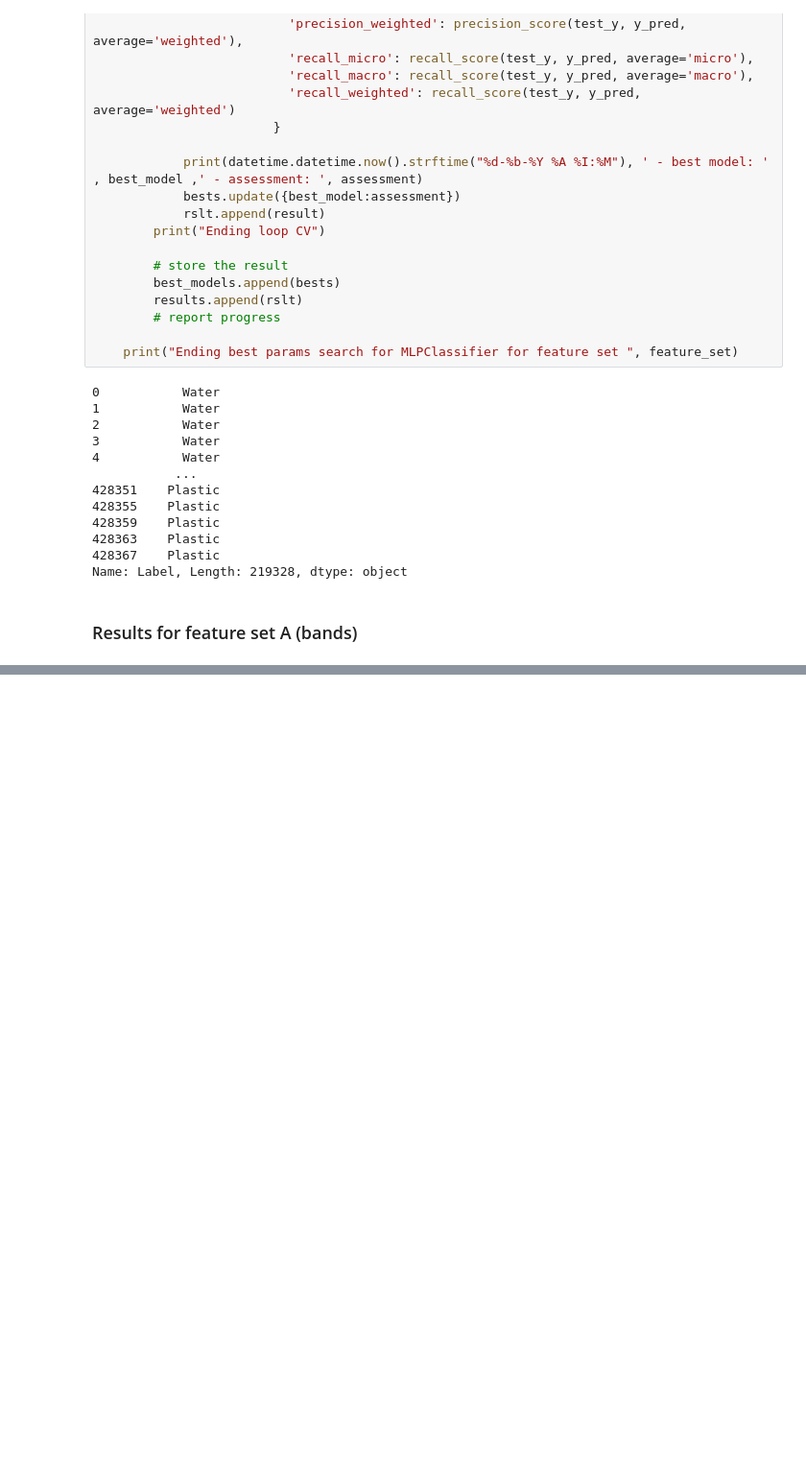
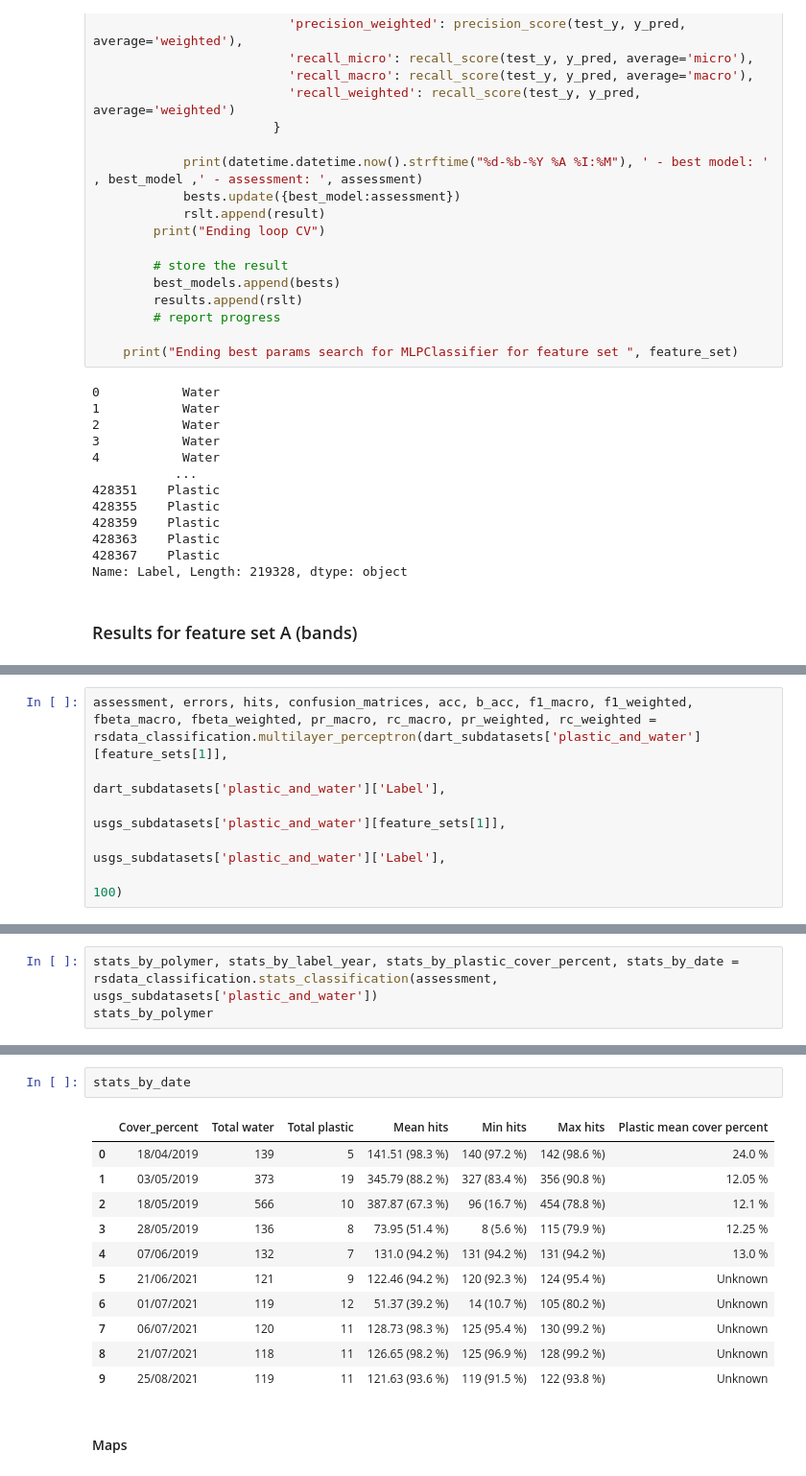
Before and after one commit to ufrgs-rescue/plastic_map, a Jupyter notebook: main.ipynb, the cells around one changed output, grey strips where cells are left out. Shown at 96% size. Cells and saved outputs as stored; diff of their text form; blank space fills up the shorter version.

```diff
--- a/main.ipynb
+++ b/main.ipynb
@@ -3871,0 +4005,6 @@ Name: Label, Length: 219328, dtype: object
+# %%
+assessment, errors, hits, confusion_matrices, acc, b_acc, f1_macro, f1_weighted, fbeta_macro, fbeta_weighted, pr_macro, rc_macro, pr_weighted, rc_weighted = rsdata_classification.multilayer_perceptron(dart_subdatasets['plastic_and_water'][feature_sets[1]],
+                                                                                            dart_subdatasets['plastic_and_water']['Label'],
+                                                                                            usgs_subdatasets['plastic_and_water'][feature_sets[1]],
+                                                                                            usgs_subdatasets['plastic_and_water']['Label'],
+                                                                                            100)
@@ -3871,0 +4061,3 @@ Name: Label, Length: 219328, dtype: object
+# %%
+stats_by_polymer, stats_by_label_year, stats_by_plastic_cover_percent, stats_by_date = rsdata_classification.stats_classification(assessment, usgs_subdatasets['plastic_and_water'])
+stats_by_polymer
@@ -3871,0 +4087,16 @@ Name: Label, Length: 219328, dtype: object
+# %%
+stats_by_date
+# %% [output]
+|  | Cover_percent | Total water | Total plastic | Mean hits | Min hits | Max hits | Plastic mean cover percent |
+| 0 | 18/04/2019 | 139 | 5 | 141.51 (98.3 %) | 140 (97.2 %) | 142 (98.6 %) | 24.0 % |
+| 1 | 03/05/2019 | 373 | 19 | 345.79 (88.2 %) | 327 (83.4 %) | 356 (90.8 %) | 12.05 % |
+| 2 | 18/05/2019 | 566 | 10 | 387.87 (67.3 %) | 96 (16.7 %) | 454 (78.8 %) | 12.1 % |
+| 3 | 28/05/2019 | 136 | 8 | 73.95 (51.4 %) | 8 (5.6 %) | 115 (79.9 %) | 12.25 % |
+| 4 | 07/06/2019 | 132 | 7 | 131.0 (94.2 %) | 131 (94.2 %) | 131 (94.2 %) | 13.0 % |
+| 5 | 21/06/2021 | 121 | 9 | 122.46 (94.2 %) | 120 (92.3 %) | 124 (95.4 %) | Unknown |
+| 6 | 01/07/2021 | 119 | 12 | 51.37 (39.2 %) | 14 (10.7 %) | 105 (80.2 %) | Unknown |
+| 7 | 06/07/2021 | 120 | 11 | 128.73 (98.3 %) | 125 (95.4 %) | 130 (99.2 %) | Unknown |
+| 8 | 21/07/2021 | 118 | 11 | 126.65 (98.2 %) | 125 (96.9 %) | 128 (99.2 %) | Unknown |
+| 9 | 25/08/2021 | 119 | 11 | 121.63 (93.6 %) | 119 (91.5 %) | 122 (93.8 %) | Unknown |
+# %% [markdown]
+#### Maps
```
Also changed, not shown: parts of 48 cells of this notebook, 2 other files.
